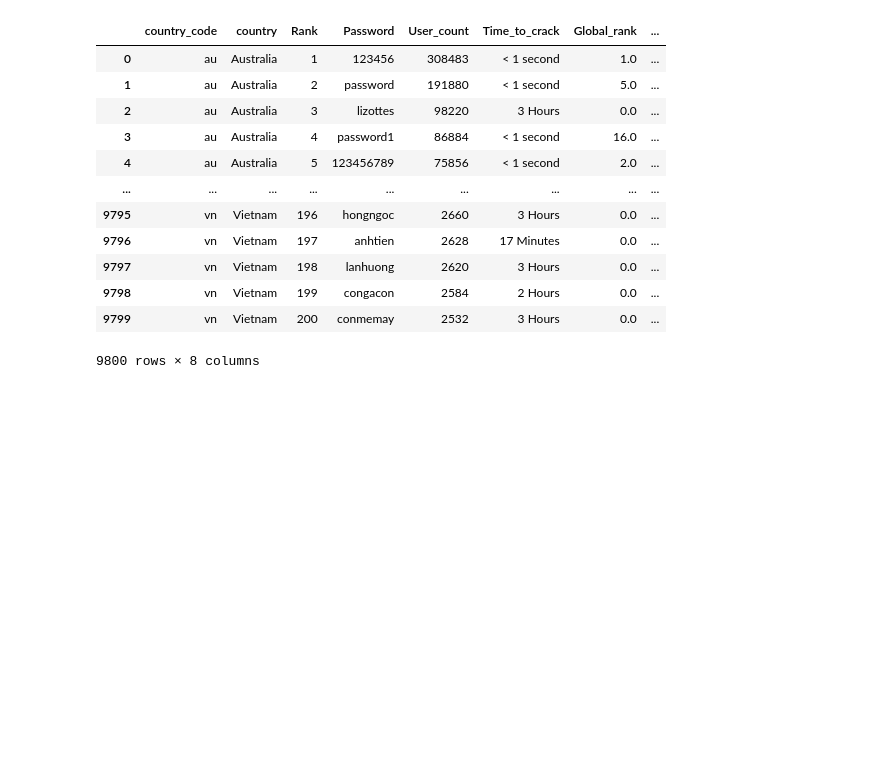
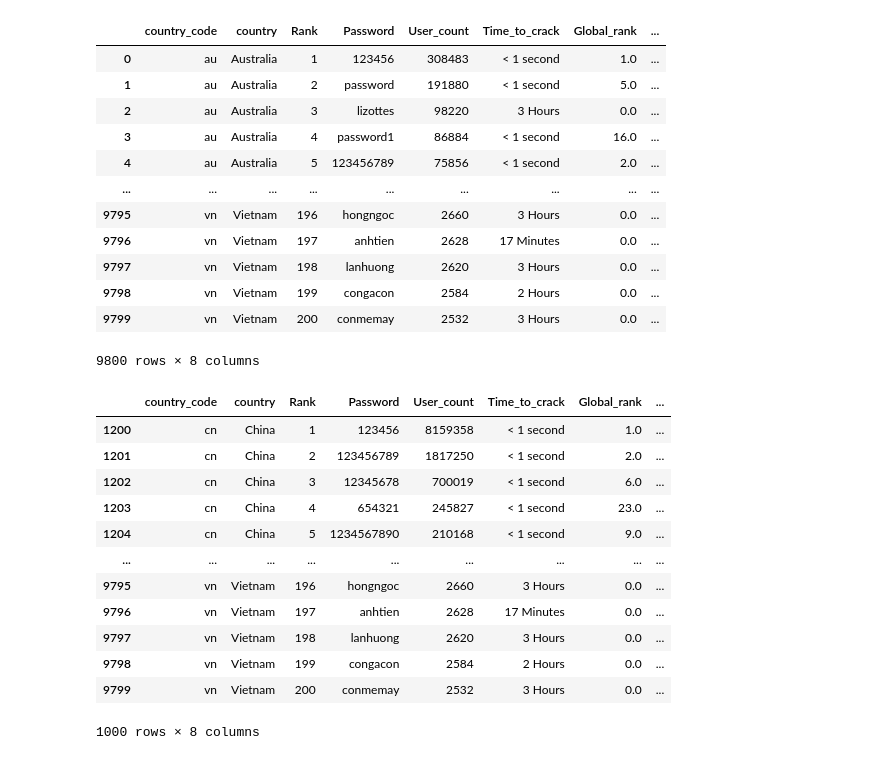
Before and after one commit to 98yangjames/Password-Analysis, a Jupyter notebook: Trigram Analysis/rockyou_feature_creator.ipynb, the cells around one changed output. Cells and saved outputs as stored; diff of their text form; code cells hidden in the pictures; blank space fills up the shorter version.

Commit message:
adding the extended 200 passes per country
added all the features to each password for each country, narrowed down the dataset to only our 5 selected countries.

```diff
--- a/Trigram Analysis/rockyou_feature_creator.ipynb
+++ b/Trigram Analysis/rockyou_feature_creator.ipynb
@@ -97,4 +97,22 @@ top_pass_by_country
 | 9798 | vn | Vietnam | 199 | congacon | 2584 | 2 Hours | 0.0 | ... |
 | 9799 | vn | Vietnam | 200 | conmemay | 2532 | 3 Hours | 0.0 | ... |
 9800 rows × 8 columns
+# %%
+top_pass_by_country = top_pass_by_country[top_pass_by_country["country"].isin(["United States", "Spain", "China", "Russia", "Vietnam"])]
+# %%
+top_pass_by_country
+# %% [output]
+|  | country_code | country | Rank | Password | User_count | Time_to_crack | Global_rank | ... |
+| 1200 | cn | China | 1 | 123456 | 8159358 | < 1 second | 1.0 | ... |
+| 1201 | cn | China | 2 | 123456789 | 1817250 | < 1 second | 2.0 | ... |
+| 1202 | cn | China | 3 | 12345678 | 700019 | < 1 second | 6.0 | ... |
+| 1203 | cn | China | 4 | 654321 | 245827 | < 1 second | 23.0 | ... |
+| 1204 | cn | China | 5 | 1234567890 | 210168 | < 1 second | 9.0 | ... |
+| ... | ... | ... | ... | ... | ... | ... | ... | ... |
+| 9795 | vn | Vietnam | 196 | hongngoc | 2660 | 3 Hours | 0.0 | ... |
+| 9796 | vn | Vietnam | 197 | anhtien | 2628 | 17 Minutes | 0.0 | ... |
+| 9797 | vn | Vietnam | 198 | lanhuong | 2620 | 3 Hours | 0.0 | ... |
+| 9798 | vn | Vietnam | 199 | congacon | 2584 | 2 Hours | 0.0 | ... |
+| 9799 | vn | Vietnam | 200 | conmemay | 2532 | 3 Hours | 0.0 | ... |
+1000 rows × 8 columns
 # %%
```
Also changed, not shown: parts of 4 cells of this notebook, 1 other file.
